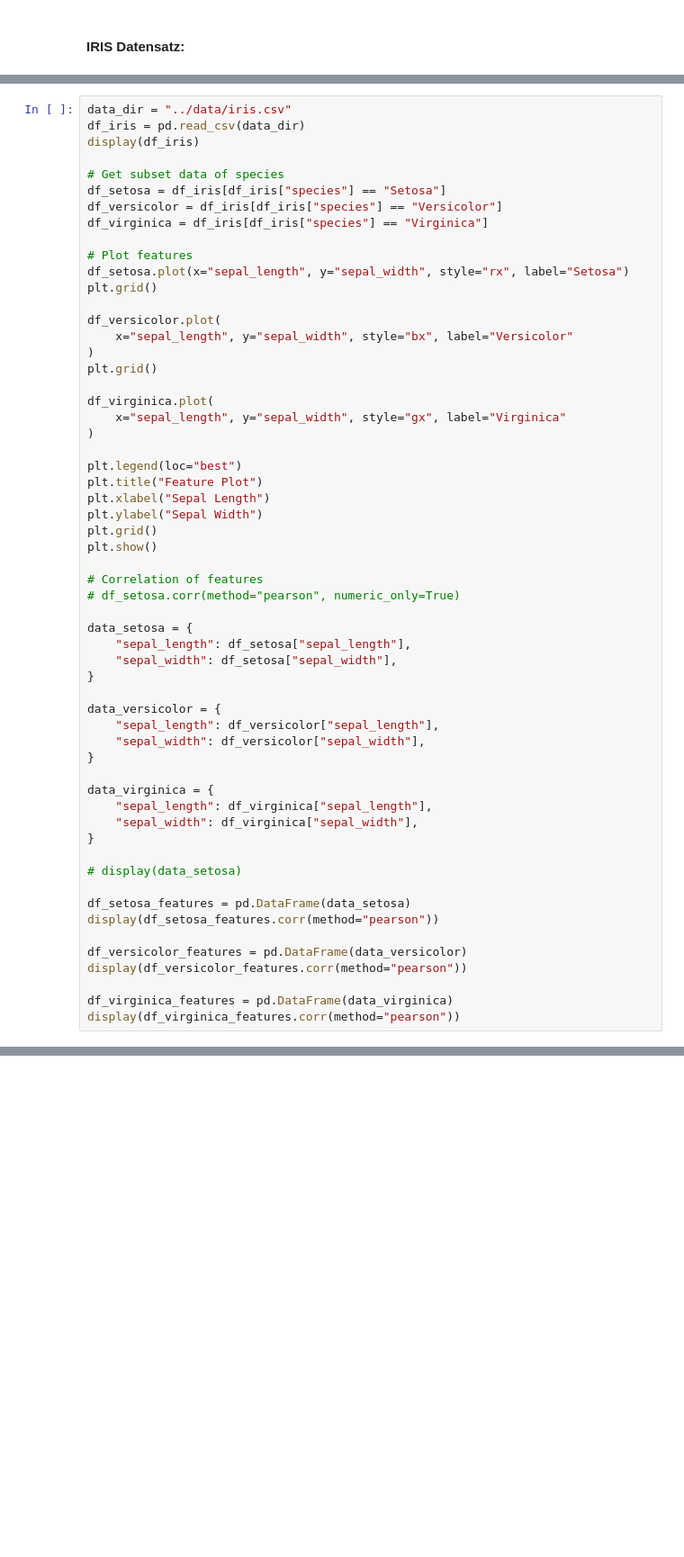
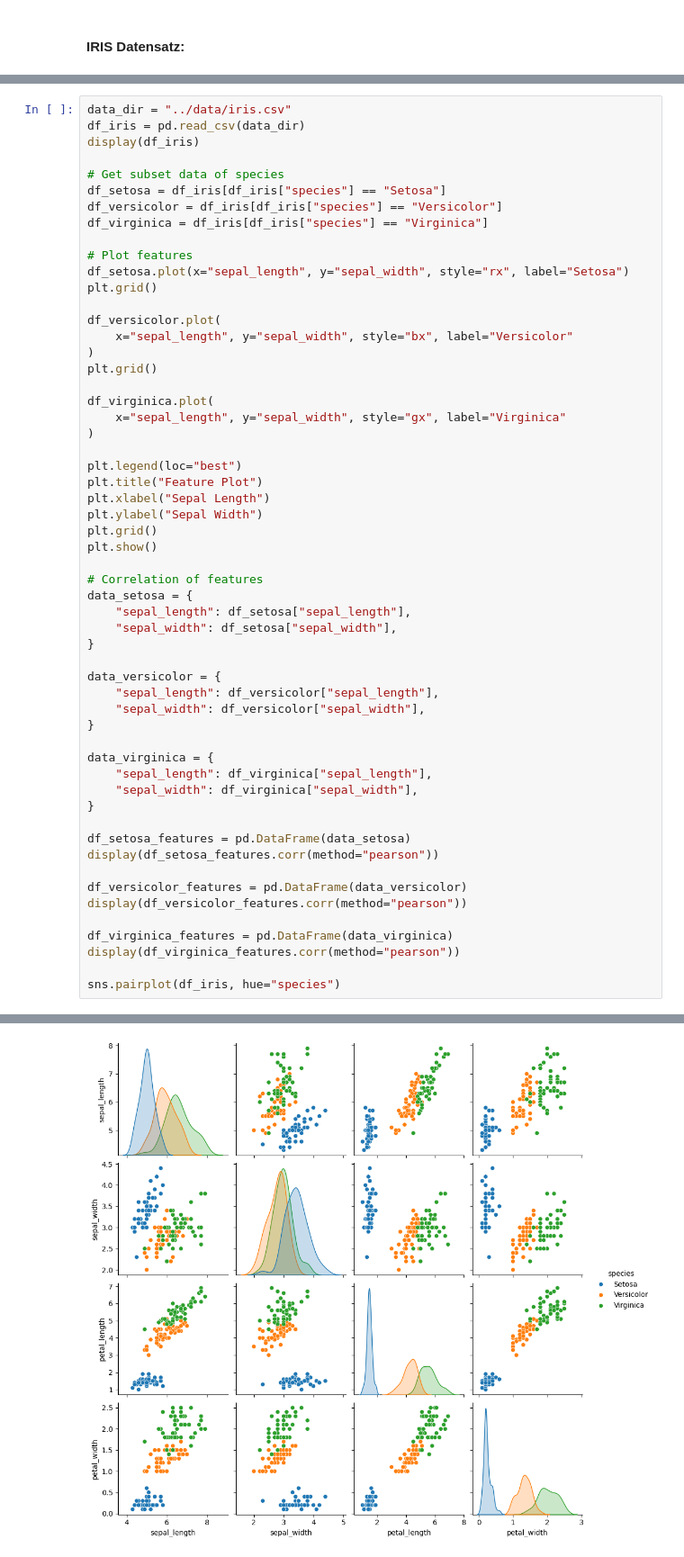
Before and after one commit to ddening/ambient-assisted-living, a Jupyter notebook: src/ambient-assisted-living.ipynb, the cells around one changed output, grey strips where cells are left out. Shown: that part at 90% size. Cells and saved outputs as stored; diff of their text form; blank space fills up the shorter version.

```diff
--- a/src/ambient-assisted-living.ipynb
+++ b/src/ambient-assisted-living.ipynb
@@ -74,8 +75,6 @@ plt.grid()
 plt.show()
 
 # Correlation of features
-# df_setosa.corr(method="pearson", numeric_only=True)
-
 data_setosa = {
     "sepal_length": df_setosa["sepal_length"],
     "sepal_width": df_setosa["sepal_width"],
@@ -91,8 +90,6 @@ data_virginica = {
     "sepal_width": df_virginica["sepal_width"],
 }
 
-# display(data_setosa)
-
 df_setosa_features = pd.DataFrame(data_setosa)
 display(df_setosa_features.corr(method="pearson"))
 
@@ -101,6 +98,8 @@ display(df_versicolor_features.corr(method="pearson"))
 
 df_virginica_features = pd.DataFrame(data_virginica)
 display(df_virginica_features.corr(method="pearson"))
+
+sns.pairplot(df_iris, hue="species")
 # %% [output]
 |  | sepal_length | sepal_width | petal_length | petal_width | species |
 | 0 | 5.1 | 3.5 | 1.4 | 0.2 | Setosa |
@@ -129,0 +130 @@ display(df_virginica_features.corr(method="pearson"))
+[figure, added]
```
Also changed, not shown: parts of 2 cells of this notebook, 3 other files.
